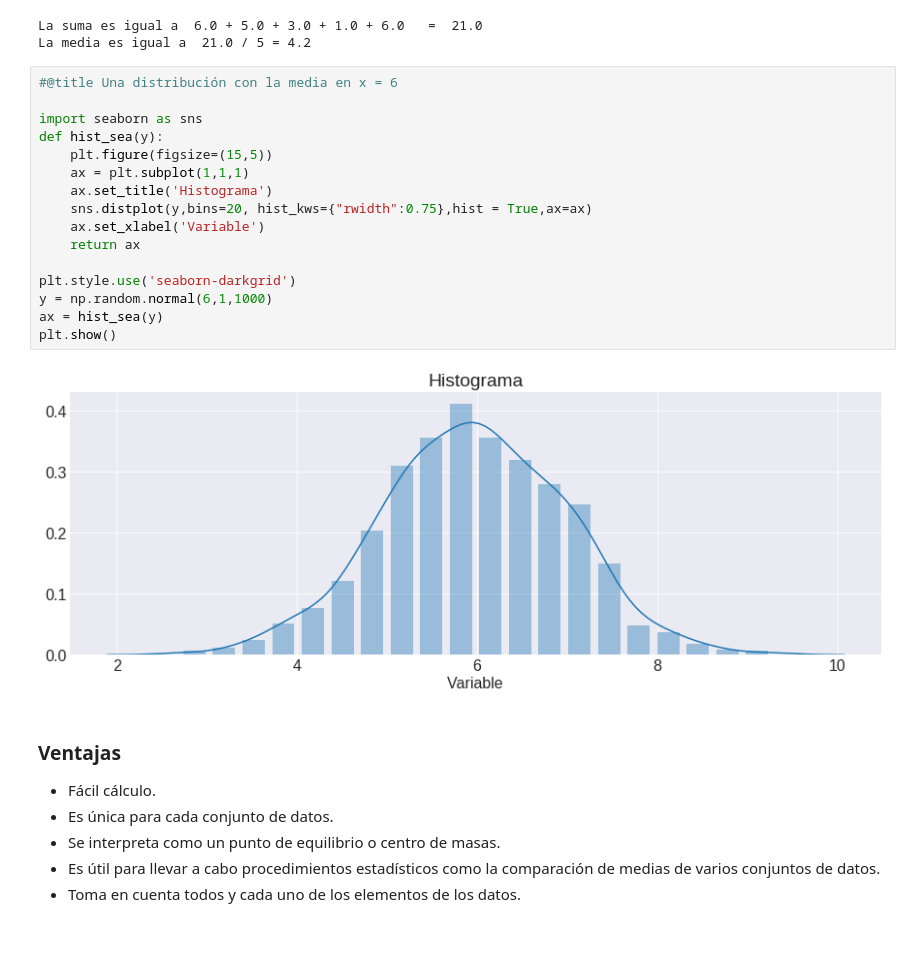
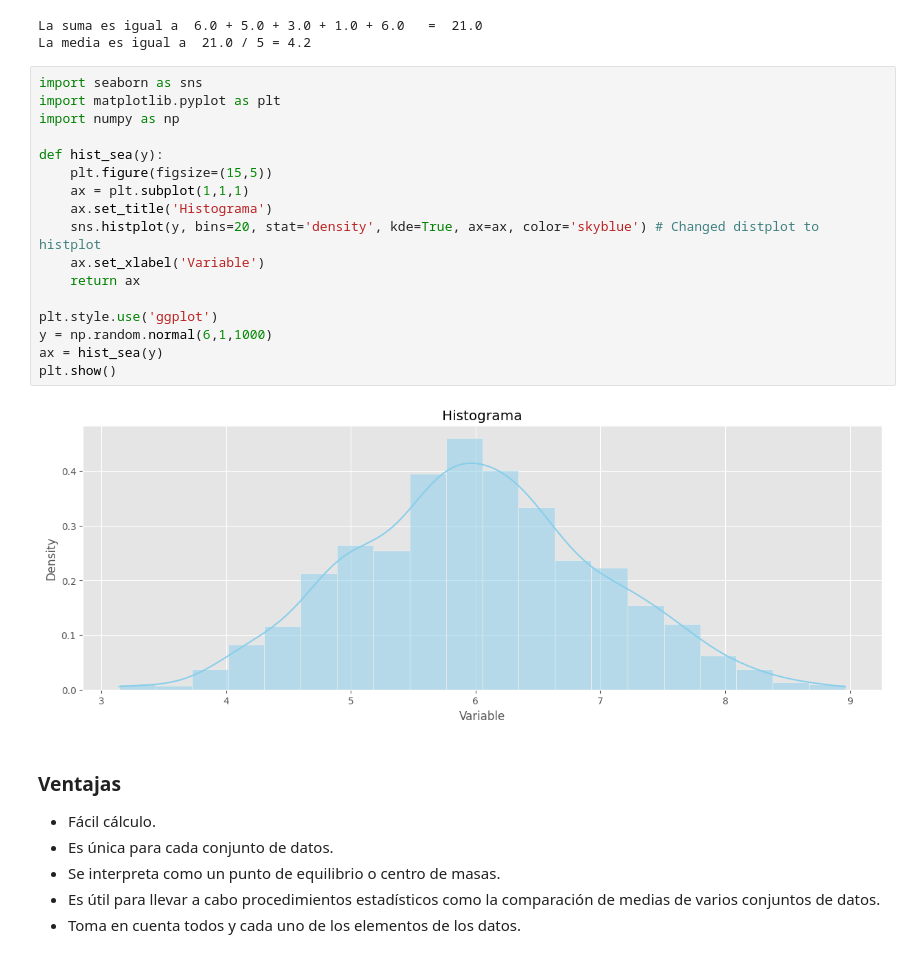
Before and after one commit to SantiagoSBarrientos/AgroConnect, a Jupyter notebook: S01/S01_C0.ipynb, the cells around one changed output. Saved outputs shown, nothing was run; the diff lists cells and outputs as text.

```diff
--- a/S01/S01_C0.ipynb
+++ b/S01/S01_C0.ipynb
@@ -88,23 +88,24 @@ print("La media es igual a ",sum(number),'/ 5 =',sum(number)/5)
 La suma es igual a  6.0 + 5.0 + 3.0 + 1.0 + 6.0   =  21.0
 La media es igual a  21.0 / 5 = 4.2
 # %%
-#@title Una distribución con la media en x = 6
+import seaborn as sns
+import matplotlib.pyplot as plt
+import numpy as np
 
-import seaborn as sns
 def hist_sea(y):
     plt.figure(figsize=(15,5))
     ax = plt.subplot(1,1,1)
     ax.set_title('Histograma')
-    sns.distplot(y,bins=20, hist_kws={"rwidth":0.75},hist = True,ax=ax)
+    sns.histplot(y, bins=20, stat='density', kde=True, ax=ax, color='skyblue') # Changed distplot to histplot
     ax.set_xlabel('Variable')
     return ax
 
-plt.style.use('seaborn-darkgrid')
+plt.style.use('ggplot')
 y = np.random.normal(6,1,1000)
 ax = hist_sea(y)
 plt.show()
 # %% [output]
-[figure, old version]
+[figure, new version]
 # %% [markdown]
 ### Ventajas
 
```
Also changed, not shown: parts of 13 cells of this notebook.
